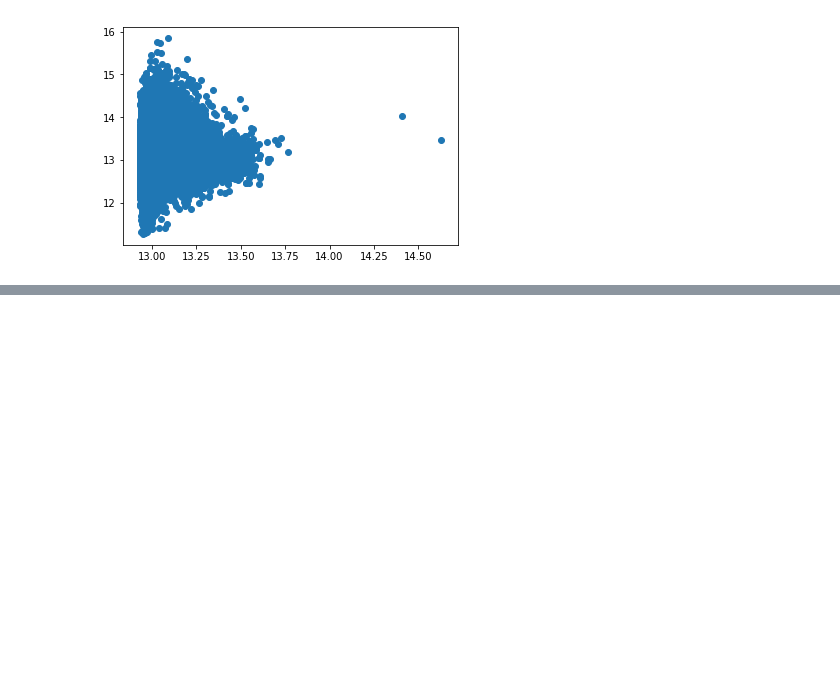
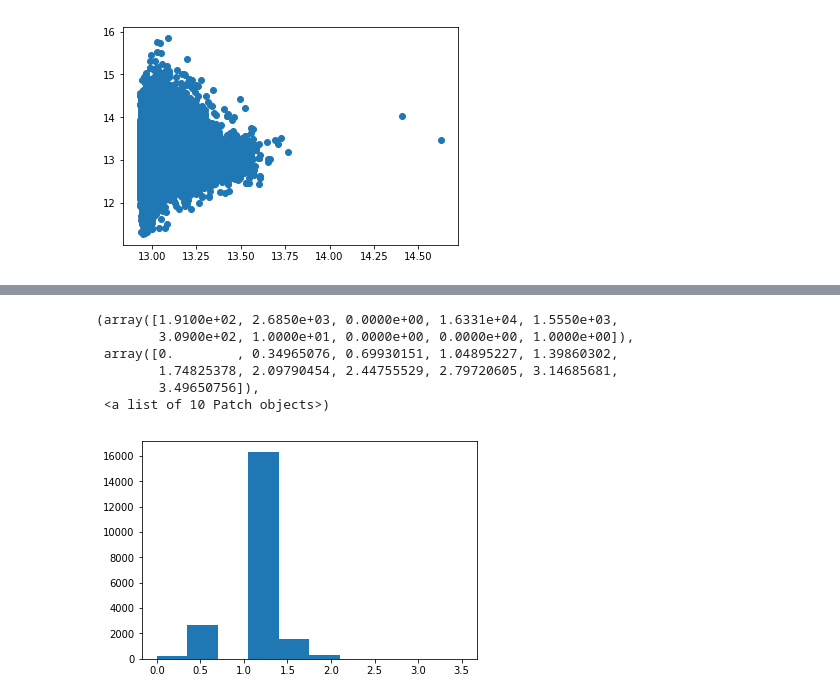
Before and after one commit to dmart49/Mod1Project, a Jupyter notebook: data_cleaning.ipynb, the cells around one changed output, grey strips where cells are left out. Cells and saved outputs as stored; diff of their text form; code cells hidden in the pictures; blank space fills up the shorter version.

```diff
--- a/data_cleaning.ipynb
+++ b/data_cleaning.ipynb
@@ -243,0 +241,10 @@ ValueError: Input contains NaN, infinity or a value too large for dtype('float64
+# %%
+plt.hist(np.log(kc_houses['bedrooms']))
+# %% [output]
+(array([1.9100e+02, 2.6850e+03, 0.0000e+00, 1.6331e+04, 1.5550e+03,
+        3.0900e+02, 1.0000e+01, 0.0000e+00, 0.0000e+00, 1.0000e+00]),
+ array([0.        , 0.34965076, 0.69930151, 1.04895227, 1.39860302,
+        1.74825378, 2.09790454, 2.44755529, 2.79720605, 3.14685681,
+        3.49650756]),
+ <a list of 10 Patch objects>)
+[figure, added]
```
Also changed, not shown: parts of 16 cells of this notebook.
